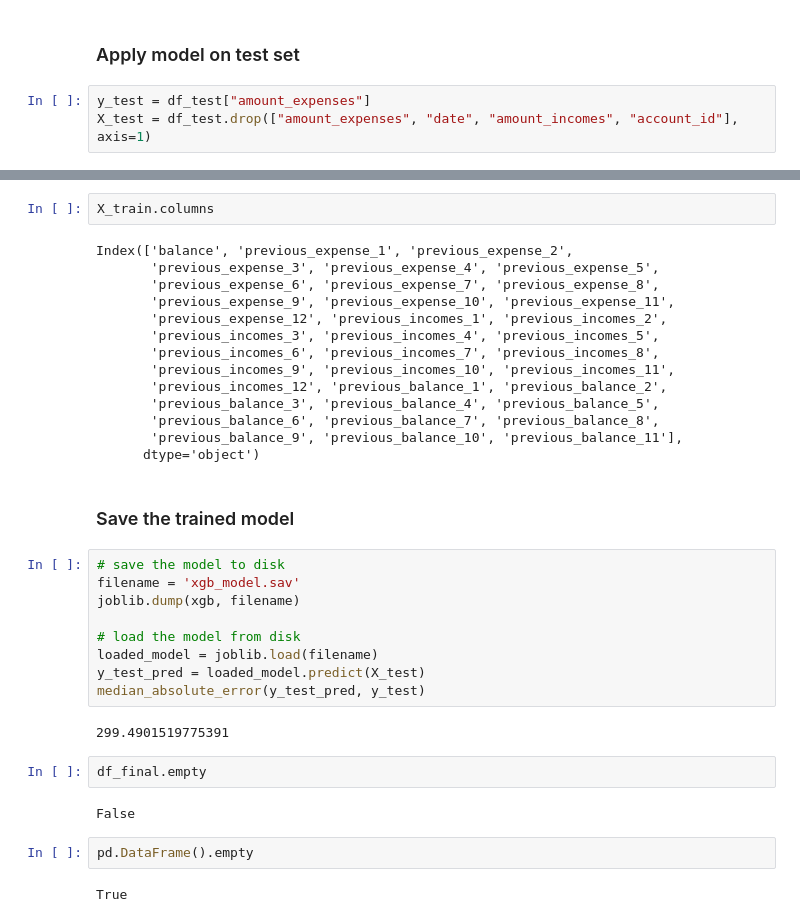
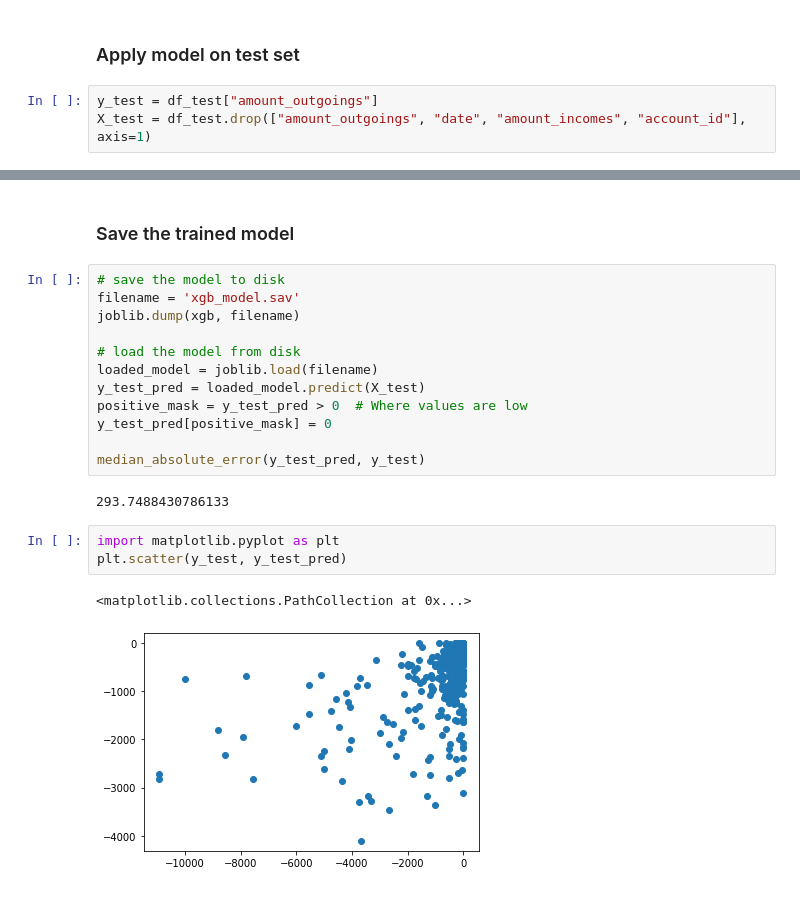
Before and after one commit to Driss31/kuebiko_mansa, a Jupyter notebook: notebooks/5_ML_models.ipynb, the cells around one changed output, grey strips where cells are left out. Cells and saved outputs as stored; diff of their text form.

```diff
--- a/notebooks/5_ML_models.ipynb
+++ b/notebooks/5_ML_models.ipynb
@@ -354,8 +369,8 @@ The XGB performs better. It would be appropriate to test other models and parame
 # %% [markdown]
 ### Apply model on test set
 # %%
-y_test = df_test["amount_expenses"]
-X_test = df_test.drop(["amount_expenses", "date", "amount_incomes", "account_id"], axis=1)
+y_test = df_test["amount_outgoings"]
+X_test = df_test.drop(["amount_outgoings", "date", "amount_incomes", "account_id"], axis=1)
 # %%
 xgb = XGBRegressor()
 #xgb.fit(pd.concat([X_train, X_val], axis=0), pd.concat([y_train, y_val], axis=0))
@@ -367,19 +382,3 @@ median_absolute_error(y_test_pred, y_test)
-# %%
-X_train.columns
-# %% [output]
-Index(['balance', 'previous_expense_1', 'previous_expense_2',
-       'previous_expense_3', 'previous_expense_4', 'previous_expense_5',
-       'previous_expense_6', 'previous_expense_7', 'previous_expense_8',
-       'previous_expense_9', 'previous_expense_10', 'previous_expense_11',
-       'previous_expense_12', 'previous_incomes_1', 'previous_incomes_2',
-       'previous_incomes_3', 'previous_incomes_4', 'previous_incomes_5',
-       'previous_incomes_6', 'previous_incomes_7', 'previous_incomes_8',
-       'previous_incomes_9', 'previous_incomes_10', 'previous_incomes_11',
-       'previous_incomes_12', 'previous_balance_1', 'previous_balance_2',
-       'previous_balance_3', 'previous_balance_4', 'previous_balance_5',
-       'previous_balance_6', 'previous_balance_7', 'previous_balance_8',
-       'previous_balance_9', 'previous_balance_10', 'previous_balance_11'],
-      dtype='object')
 # %% [markdown]
 ### Save the trained model
 # %%
@@ -390,14 +389,15 @@ joblib.dump(xgb, filename)
 # load the model from disk
 loaded_model = joblib.load(filename)
 y_test_pred = loaded_model.predict(X_test)
+positive_mask = y_test_pred > 0  # Where values are low
+y_test_pred[positive_mask] = 0
+
 median_absolute_error(y_test_pred, y_test)
 # %% [output]
-299.4901519775391
+293.7488430786133
-# %%
-df_final.empty
-# %% [output]
-False
-# %%
-pd.DataFrame().empty
-# %% [output]
-True
+# %%
+import matplotlib.pyplot as plt
+plt.scatter(y_test, y_test_pred)
+# %% [output]
+<matplotlib.collections.PathCollection at 0x...>
+[figure, added]
```
Also changed, not shown: parts of 19 cells of this notebook.
